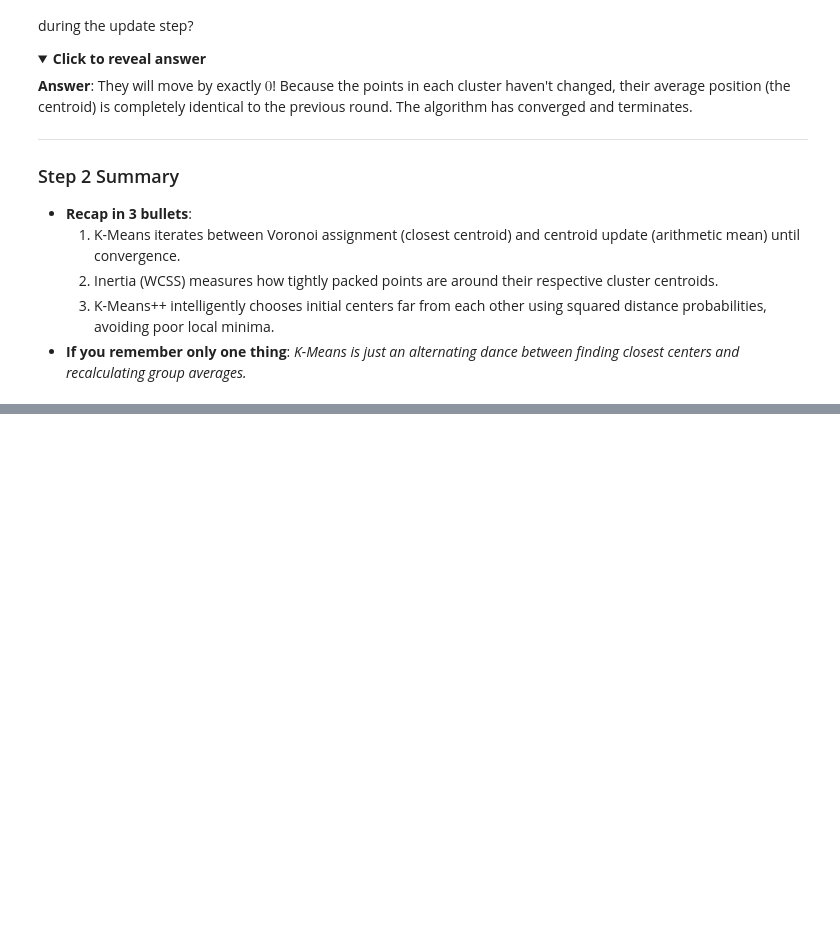
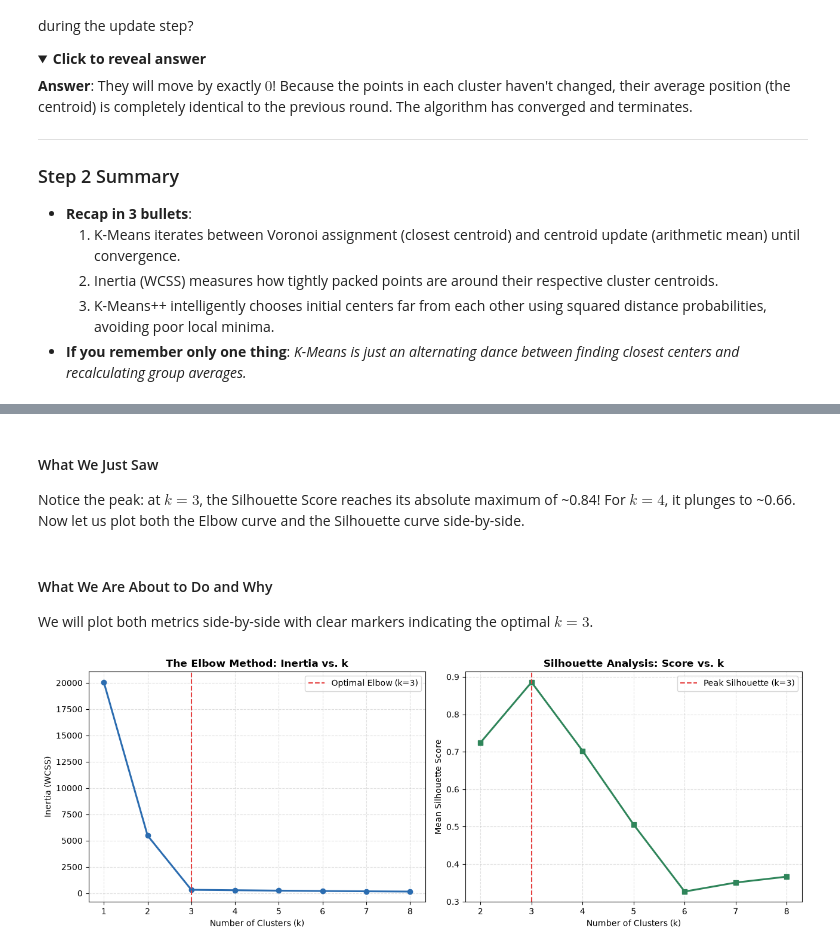
Before and after one commit to Arnav-Shrivastava/unsupervised-learning-zero-to-one, a Jupyter notebook: unsupervised_learning_zero_to_one.ipynb, the cells around one changed output, grey strips where cells are left out. Saved outputs shown, nothing was run; the diff lists cells and outputs as text; code cells hidden in the pictures; folded sections open; blank space fills up the shorter version.

Commit message:
feat: add elbow method and silhouette score analysis

```diff
--- a/unsupervised_learning_zero_to_one.ipynb
+++ b/unsupervised_learning_zero_to_one.ipynb
@@ -650,0 +773,13 @@ Running K-Means with `init='random'` and only 1 trial (`n_init=1`). If the initi
+# %%
+# Step 3.2 Code: Computing Silhouette Scores for k = 2 to 8
+from sklearn.metrics import silhouette_score
+
+silhouette_scores = []
+k_sil_range = list(range(2, 9))
+
+for k in k_sil_range:
+    km = KMeans(n_clusters=k, init='k-means++', n_init=10, random_state=42)
+    labels = km.fit_predict(X_blobs)
+    score = silhouette_score(X_blobs, labels)
+    silhouette_scores.append(score)
+    print(f"k = {k}: Silhouette Score = {score:.4f}")
@@ -650,0 +794,28 @@ Running K-Means with `init='random'` and only 1 trial (`n_init=1`). If the initi
+# %% [markdown]
+#### What We Just Saw
+Notice the peak: at $k=3$, the Silhouette Score reaches its absolute maximum of ~0.84! For $k=4$, it plunges to ~0.66. Now let us plot both the Elbow curve and the Silhouette curve side-by-side.
+# %% [markdown]
+#### What We Are About to Do and Why
+We will plot both metrics side-by-side with clear markers indicating the optimal $k=3$.
+# %%
+# Step 3 Plot: Side-by-Side Comparison of Elbow and Silhouette
+fig, (ax1, ax2) = plt.subplots(1, 2, figsize=(13, 4.8))
+
+# 1. Elbow Plot
+ax1.plot(k_range, inertias, marker='o', linewidth=2.2, color='#2B6CB0')
+ax1.axvline(x=3, color='#E53E3E', linestyle='--', linewidth=1.5, label='Optimal Elbow (k=3)')
+ax1.set_title("The Elbow Method: Inertia vs. k", fontsize=12, fontweight='bold')
+ax1.set_xlabel("Number of Clusters (k)", fontsize=10); ax1.set_ylabel("Inertia (WCSS)", fontsize=10)
+ax1.legend(); ax1.grid(True, linestyle='--', alpha=0.4)
+
+# 2. Silhouette Score Plot
+ax2.plot(k_sil_range, silhouette_scores, marker='s', linewidth=2.2, color='#2F855A')
+ax2.axvline(x=3, color='#E53E3E', linestyle='--', linewidth=1.5, label='Peak Silhouette (k=3)')
+ax2.set_title("Silhouette Analysis: Score vs. k", fontsize=12, fontweight='bold')
+ax2.set_xlabel("Number of Clusters (k)", fontsize=10); ax2.set_ylabel("Mean Silhouette Score", fontsize=10)
+ax2.legend(); ax2.grid(True, linestyle='--', alpha=0.4)
+
+plt.tight_layout()
+plt.show()
+# %% [output]
+[figure, added]
```
Also changed, not shown: parts of 9 cells of this notebook.
